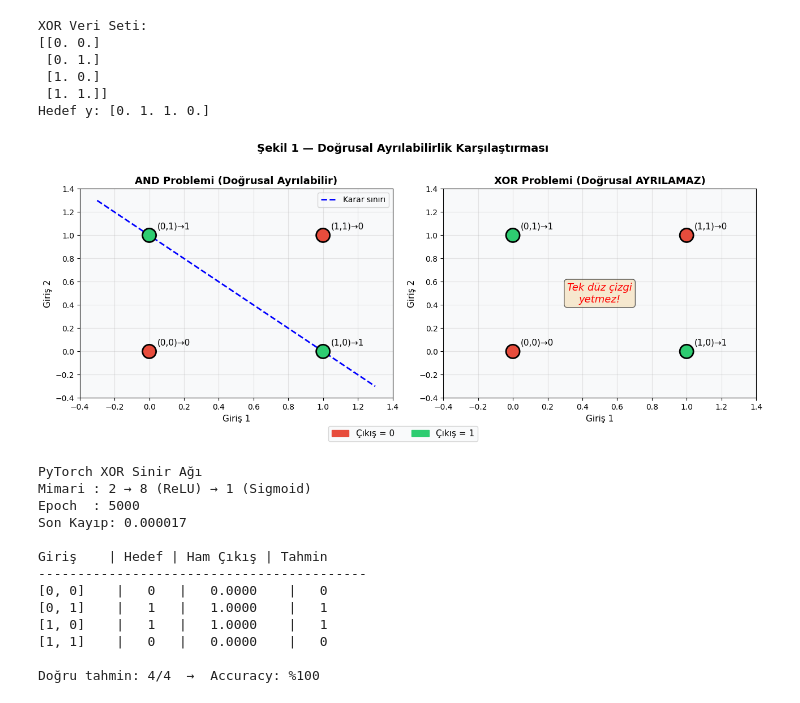
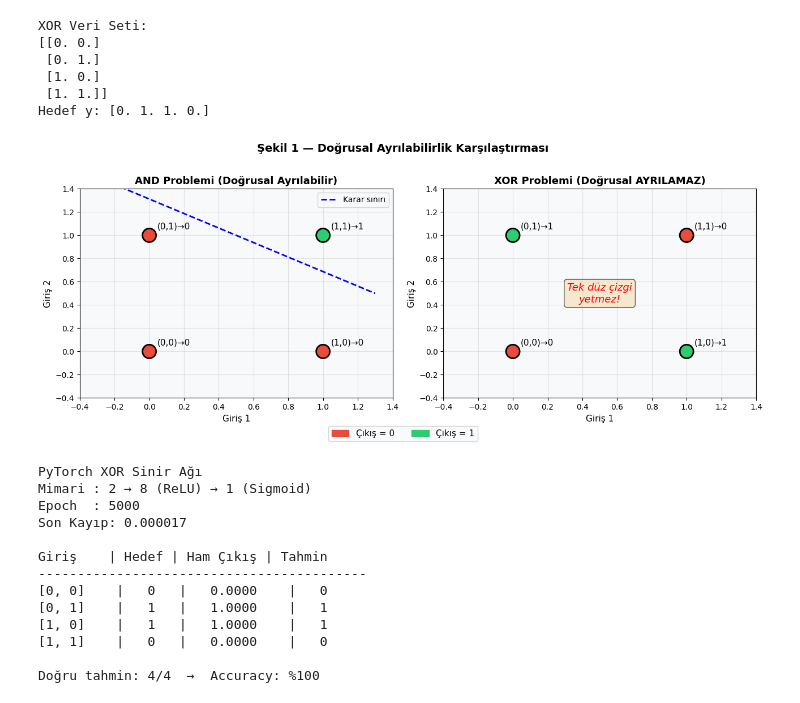
Before and after one commit to kemalcalak/Derin-Ogrenme, a Jupyter notebook: xor_sinir_agi.ipynb, the cells around one changed output. Drawn from its saved outputs; the diff is of its cells as text; code cells hidden in the pictures.

```diff
--- a/xor_sinir_agi.ipynb
+++ b/xor_sinir_agi.ipynb
@@ -33,34 +33,38 @@ XOR Veri Seti:
 Hedef y: [0. 1. 1. 0.]
 # %%
 fig, axes = plt.subplots(1, 2, figsize=(13, 5))
-colors_s = ['#e74c3c' if l == 0 else '#2ecc71' for l in y_np.flatten()]
 
-for ax, title, show_line in [
-    (axes[0], 'AND Problemi (Doğrusal Ayrılabilir)', True),
-    (axes[1], 'XOR Problemi (Doğrusal AYRILAMAZ)',  False)
+y_and = np.array([0, 0, 0, 1])
+labels_and = ['(0,0)→0', '(0,1)→0', '(1,0)→0', '(1,1)→1']
+colors_and = ['#e74c3c' if l == 0 else '#2ecc71' for l in y_and]
+colors_xor = ['#e74c3c' if l == 0 else '#2ecc71' for l in y_np.flatten()]
+
+for ax, title, show_line, colors_s, lbls in [
+    (axes[0], 'AND Problemi (Doğrusal Ayrılabilir)', True,  colors_and, labels_and),
+    (axes[1], 'XOR Problemi (Doğrusal AYRILAMAZ)',  False, colors_xor, labels_txt)
 ]:
     ax.scatter(X_np[:,0], X_np[:,1], c=colors_s, s=300, zorder=5, edgecolors='black', linewidth=2)
-    for i, txt in enumerate(labels_txt):
+    for i, txt in enumerate(lbls):
         ax.annotate(txt, (X_np[i,0], X_np[i,1]), textcoords='offset points', xytext=(10,8), fontsize=11)
     if show_line:
-        ax.plot([-0.3,1.3],[1.3,-0.3],'b--',lw=2,label='Karar sınırı')
+        ax.plot([-0.3, 1.3], [1.5, 0.5], 'b--', lw=2, label='Karar sınırı')
         ax.legend(fontsize=10)
     else:
         ax.text(0.5, 0.5, 'Tek düz çizgi\nyetmez!', ha='center', va='center',
                 fontsize=13, color='red', style='italic',
                 bbox=dict(boxstyle='round', facecolor='wheat', alpha=0.6))
     ax.set_xlim(-0.4,1.4); ax.set_ylim(-0.4,1.4)
     ax.set_xlabel('Giriş 1', fontsize=11); ax.set_ylabel('Giriş 2', fontsize=11)
     ax.set_title(title, fontsize=13, fontweight='bold'); ax.grid(True, alpha=0.3)
 
 fig.legend(handles=[mpatches.Patch(color='#e74c3c',label='Çıkış = 0'),
                     mpatches.Patch(color='#2ecc71',label='Çıkış = 1')],
            loc='lower center', ncol=2, fontsize=11, bbox_to_anchor=(0.5,-0.05))
 plt.suptitle('Şekil 1 — Doğrusal Ayrılabilirlik Karşılaştırması', fontsize=14, fontweight='bold', y=1.02)
 plt.tight_layout()
 plt.show()
 # %% [output]
-[figure, old version]
+[figure, new version]
 # %%
 torch.manual_seed(42)
 
```
Also changed, not shown: 1 other file.
